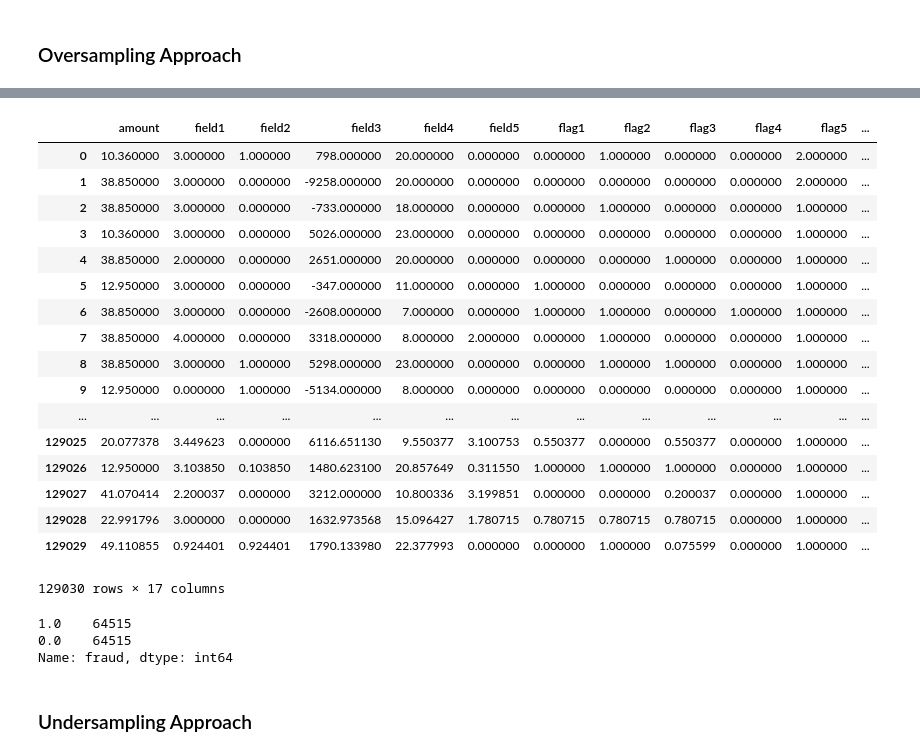
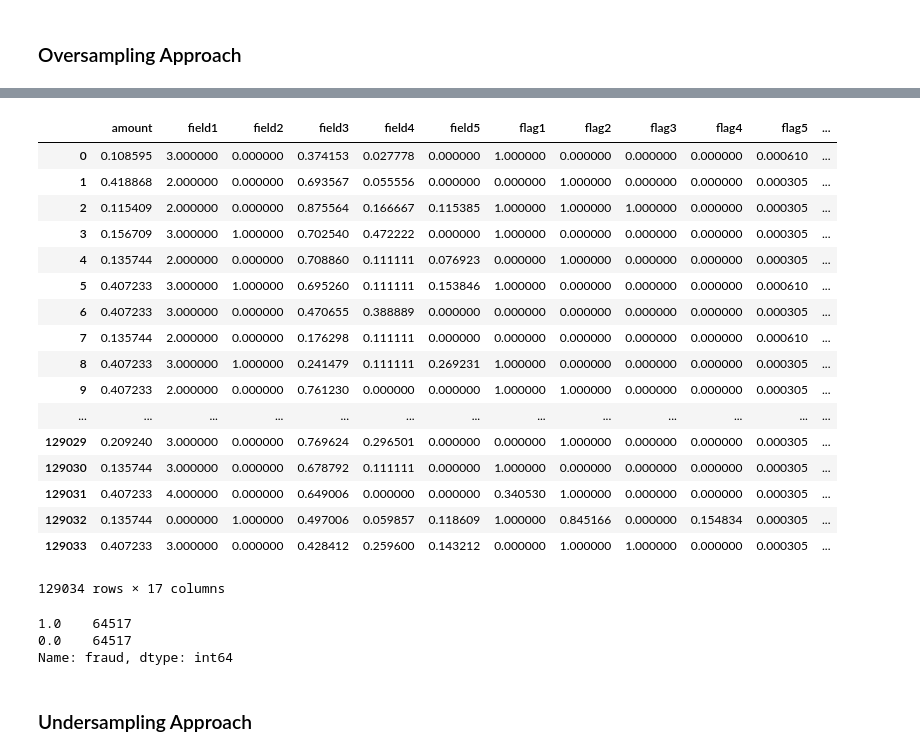
Before and after one commit to deborrrrrah/DSDM_Projects, a Jupyter notebook: Fraud Detection.ipynb, the cells around one changed output, grey strips where cells are left out. Drawn from its saved outputs; the diff is of its cells as text; code cells hidden in the pictures.

```diff
--- a/Fraud Detection.ipynb
+++ b/Fraud Detection.ipynb
@@ -213,0 +223,8 @@ Name: fraud, dtype: int64
+# %%
+from sklearn.preprocessing import minmax_scale
+
+min_max_scale_columns = ['amount', 'field3', 'field4', 'field5', 'flag5', 'hour1', 'zip1']
+
+for col in min_max_scale_columns :
+    outlier_removed_df[col] = minmax_scale(outlier_removed_df[col])
+    X_test[col] = minmax_scale(X_test[col])
@@ -224,19 +277,19 @@ y_train = train_df['fraud']
 # %% [markdown]
 ### Oversampling Approach
 # %%
-# from imblearn.over_sampling import SMOTE
+from imblearn.over_sampling import SMOTE
 
-# smote = SMOTE(ratio='minority')
-# X_train_oversampling = X_train
-# y_train_oversampling = y_train
-# X_res, y_res = smote.fit_resample(X_train_oversampling, y_train_oversampling)
+smote = SMOTE(ratio='minority')
+X_train_oversampling = X_train
+y_train_oversampling = y_train
+X_res, y_res = smote.fit_resample(X_train_oversampling, y_train_oversampling)
 
-# dataset_res = []
-# for i in range(len(y_res)):
-#     dataset_res.append(np.append(X_res[i], y_res[i]))
+dataset_res = []
+for i in range(len(y_res)):
+    dataset_res.append(np.append(X_res[i], y_res[i]))
 
-# dataset_res = np.asarray(dataset_res)
-# dataset_res.shape
-# dataset_res
+dataset_res = np.asarray(dataset_res)
+dataset_res.shape
+dataset_res
 # %% [output]
 Using TensorFlow backend.
@@ -262,38 +311,38 @@ array([ 10.36,   3.  ,   1.  , 798.  ,  20.  ,   0.  ,   0.  ,   1.  ,
 # %%
-# columns = X.columns.tolist()
-# columns.append('fraud')
+columns = X.columns.tolist()
+columns.append('fraud')
 
-# oversampled_df = pd.DataFrame(dataset_res, columns=columns)
-# oversampled_df
+oversampled_df = pd.DataFrame(dataset_res, columns=columns)
+oversampled_df
 # %% [output]
 |  | amount | field1 | field2 | field3 | field4 | field5 | flag1 | flag2 | flag3 | flag4 | flag5 | ... |
-| 0 | 10.360000 | 3.000000 | 1.000000 | 798.000000 | 20.000000 | 0.000000 | 0.000000 | 1.000000 | 0.000000 | 0.000000 | 2.000000 | ... |
-| 1 | 38.850000 | 3.000000 | 0.000000 | -9258.000000 | 20.000000 | 0.000000 | 0.000000 | 0.000000 | 0.000000 | 0.000000 | 2.000000 | ... |
-| 2 | 38.850000 | 3.000000 | 0.000000 | -733.000000 | 18.000000 | 0.000000 | 0.000000 | 1.000000 | 0.000000 | 0.000000 | 1.000000 | ... |
-| 3 | 10.360000 | 3.000000 | 0.000000 | 5026.000000 | 23.000000 | 0.000000 | 0.000000 | 0.000000 | 0.000000 | 0.000000 | 1.000000 | ... |
-| 4 | 38.850000 | 2.000000 | 0.000000 | 2651.000000 | 20.000000 | 0.000000 | 0.000000 | 0.000000 | 1.000000 | 0.000000 | 1.000000 | ... |
-| 5 | 12.950000 | 3.000000 | 0.000000 | -347.000000 | 11.000000 | 0.000000 | 1.000000 | 0.000000 | 0.000000 | 0.000000 | 1.000000 | ... |
-| 6 | 38.850000 | 3.000000 | 0.000000 | -2608.000000 | 7.000000 | 0.000000 | 1.000000 | 1.000000 | 0.000000 | 1.000000 | 1.000000 | ... |
-| 7 | 38.850000 | 4.000000 | 0.000000 | 3318.000000 | 8.000000 | 2.000000 | 0.000000 | 1.000000 | 0.000000 | 0.000000 | 1.000000 | ... |
-| 8 | 38.850000 | 3.000000 | 1.000000 | 5298.000000 | 23.000000 | 0.000000 | 0.000000 | 1.000000 | 1.000000 | 0.000000 | 1.000000 | ... |
-| 9 | 12.950000 | 0.000000 | 1.000000 | -5134.000000 | 8.000000 | 0.000000 | 0.000000 | 0.000000 | 0.000000 | 0.000000 | 1.000000 | ... |
+| 0 | 0.108595 | 3.000000 | 0.000000 | 0.374153 | 0.027778 | 0.000000 | 1.000000 | 0.000000 | 0.000000 | 0.000000 | 0.000610 | ... |
+| 1 | 0.418868 | 2.000000 | 0.000000 | 0.693567 | 0.055556 | 0.000000 | 0.000000 | 1.000000 | 0.000000 | 0.000000 | 0.000305 | ... |
+| 2 | 0.115409 | 2.000000 | 0.000000 | 0.875564 | 0.166667 | 0.115385 | 1.000000 | 1.000000 | 1.000000 | 0.000000 | 0.000305 | ... |
+| 3 | 0.156709 | 3.000000 | 1.000000 | 0.702540 | 0.472222 | 0.000000 | 1.000000 | 0.000000 | 0.000000 | 0.000000 | 0.000305 | ... |
+| 4 | 0.135744 | 2.000000 | 0.000000 | 0.708860 | 0.111111 | 0.076923 | 0.000000 | 1.000000 | 0.000000 | 0.000000 | 0.000305 | ... |
+| 5 | 0.407233 | 3.000000 | 1.000000 | 0.695260 | 0.111111 | 0.153846 | 1.000000 | 0.000000 | 0.000000 | 0.000000 | 0.000610 | ... |
+| 6 | 0.407233 | 3.000000 | 0.000000 | 0.470655 | 0.388889 | 0.000000 | 0.000000 | 0.000000 | 0.000000 | 0.000000 | 0.000305 | ... |
+| 7 | 0.135744 | 2.000000 | 0.000000 | 0.176298 | 0.111111 | 0.000000 | 0.000000 | 0.000000 | 0.000000 | 0.000000 | 0.000610 | ... |
+| 8 | 0.407233 | 3.000000 | 1.000000 | 0.241479 | 0.111111 | 0.269231 | 1.000000 | 0.000000 | 0.000000 | 0.000000 | 0.000305 | ... |
+| 9 | 0.407233 | 2.000000 | 0.000000 | 0.761230 | 0.000000 | 0.000000 | 1.000000 | 1.000000 | 0.000000 | 0.000000 | 0.000305 | ... |
 | ... | ... | ... | ... | ... | ... | ... | ... | ... | ... | ... | ... | ... |
-| 129025 | 20.077378 | 3.449623 | 0.000000 | 6116.651130 | 9.550377 | 3.100753 | 0.550377 | 0.000000 | 0.550377 | 0.000000 | 1.000000 | ... |
-| 129026 | 12.950000 | 3.103850 | 0.103850 | 1480.623100 | 20.857649 | 0.311550 | 1.000000 | 1.000000 | 1.000000 | 0.000000 | 1.000000 | ... |
-| 129027 | 41.070414 | 2.200037 | 0.000000 | 3212.000000 | 10.800336 | 3.199851 | 0.000000 | 0.000000 | 0.200037 | 0.000000 | 1.000000 | ... |
-| 129028 | 22.991796 | 3.000000 | 0.000000 | 1632.973568 | 15.096427 | 1.780715 | 0.780715 | 0.780715 | 0.780715 | 0.000000 | 1.000000 | ... |
-| 129029 | 49.110855 | 0.924401 | 0.924401 | 1790.133980 | 22.377993 | 0.000000 | 0.000000 | 1.000000 | 0.075599 | 0.000000 | 1.000000 | ... |
+| 129029 | 0.209240 | 3.000000 | 0.000000 | 0.769624 | 0.296501 | 0.000000 | 0.000000 | 1.000000 | 0.000000 | 0.000000 | 0.000305 | ... |
+| 129030 | 0.135744 | 3.000000 | 0.000000 | 0.678792 | 0.111111 | 0.000000 | 1.000000 | 0.000000 | 0.000000 | 0.000000 | 0.000305 | ... |
+| 129031 | 0.407233 | 4.000000 | 0.000000 | 0.649006 | 0.000000 | 0.000000 | 0.340530 | 1.000000 | 0.000000 | 0.000000 | 0.000305 | ... |
+| 129032 | 0.135744 | 0.000000 | 1.000000 | 0.497006 | 0.059857 | 0.118609 | 1.000000 | 0.845166 | 0.000000 | 0.154834 | 0.000305 | ... |
+| 129033 | 0.407233 | 3.000000 | 0.000000 | 0.428412 | 0.259600 | 0.143212 | 0.000000 | 1.000000 | 1.000000 | 0.000000 | 0.000305 | ... |
-129030 rows × 17 columns
+129034 rows × 17 columns
 # %%
 # import pandas_profiling
 
 # profile = pandas_profiling.ProfileReport(oversampled_df)
 # profile.to_file(output_file="OversampledProfilingResult.html")
 # %%
-# oversampled_df['fraud'].value_counts()
+oversampled_df['fraud'].value_counts()
 # %% [output]
-1.0    64515
-0.0    64515
+1.0    64517
+0.0    64517
 Name: fraud, dtype: int64
 # %% [markdown]
 ### Undersampling Approach
```
Also changed, not shown: parts of 28 cells of this notebook.
